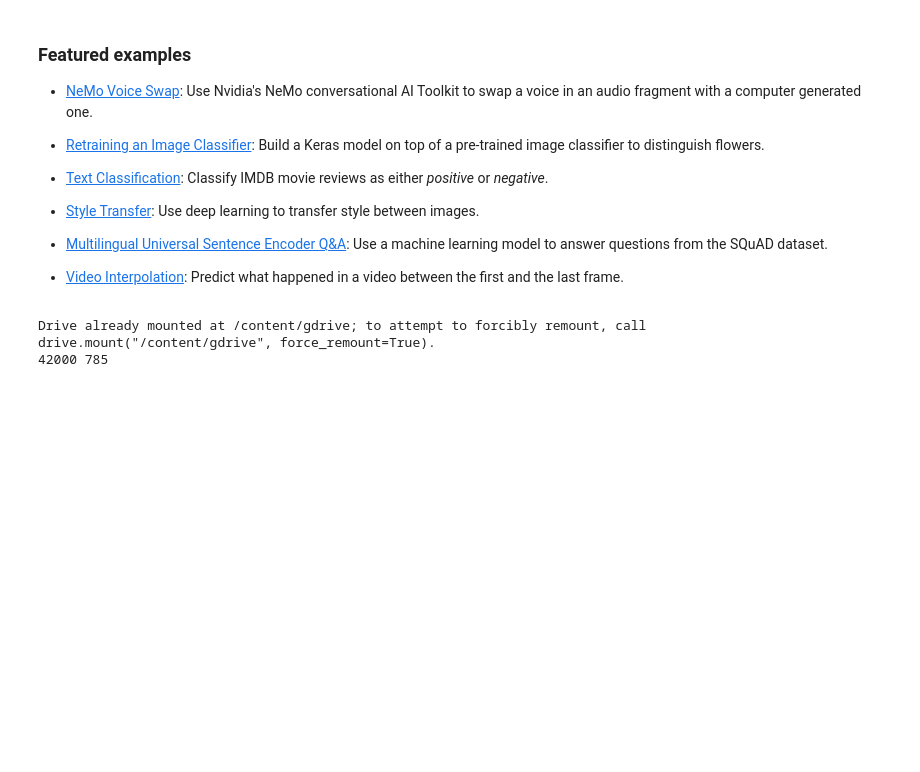
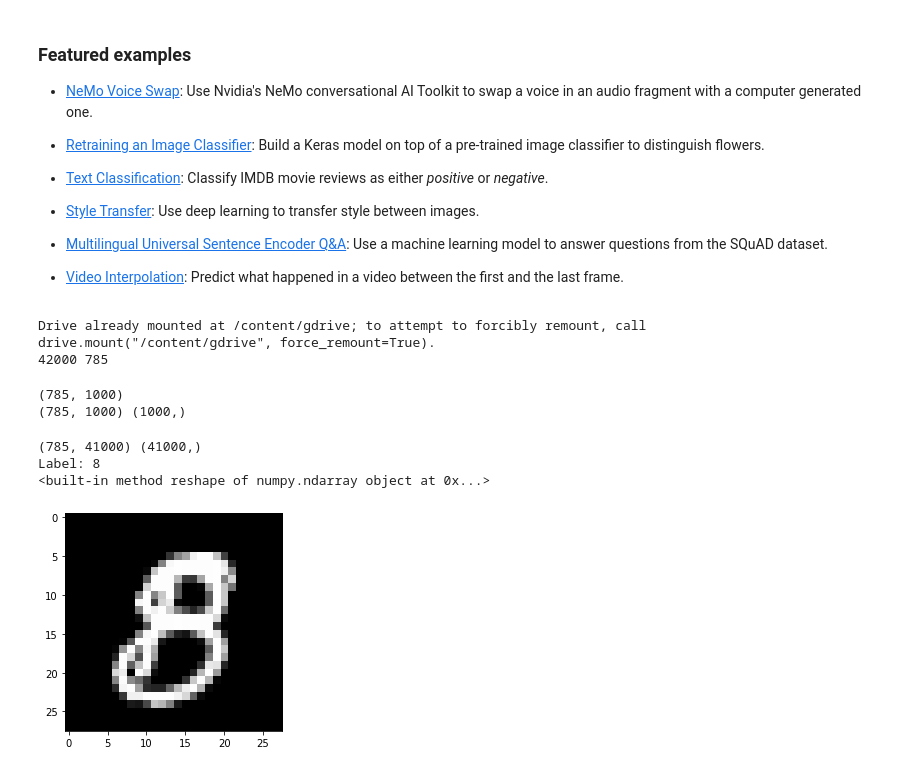
Before and after one commit to joyanta2441139/CV, a Jupyter notebook: Welcome_To_Colaboratory.ipynb, the cells around one changed output. Drawn from its saved outputs; the diff is of its cells as text; code cells hidden in the pictures; blank space fills up the shorter version.

```diff
--- a/Welcome_To_Colaboratory.ipynb
+++ b/Welcome_To_Colaboratory.ipynb
@@ -170,3 +170,35 @@ np.random.shuffle(data)
 data_test=data[0:m_test].T
 Y_test=data_test[0]
 X_test=data_test
+X_test=data_test
+X_test=X_test/255
+X_test[0]=np.ones(m_test)
+print(data_test.shape)
+print(X_test.shape,Y_test.shape)
+# %% [output]
+(785, 1000)
+(785, 1000) (1000,)
+# %%
+data_train=data[m_test:m].T
+Y_train=data_train[0]
+X_train=data_train
+X_train=X_train/255.
+X_train[0]=np.ones(m_train)
+print(X_train.shape,Y_train.shape)
+n_input=784
+n_hidden=10
+n_output=10
+index=9560
+current_image=X_train[1:n_input+1,index,None]
+label=Y_train[index]
+print("Label:",label)
+print(current_image.reshape)
+current_image=current_image.reshape((28,28))*255
+plt.gray()
+plt.imshow(current_image,interpolation="nearest")
+plt.show()
+# %% [output]
+(785, 41000) (41000,)
+Label: 8
+<built-in method reshape of numpy.ndarray object at 0x...>
+[figure, added]
```
Also changed, not shown: parts of 1 cell of this notebook.
